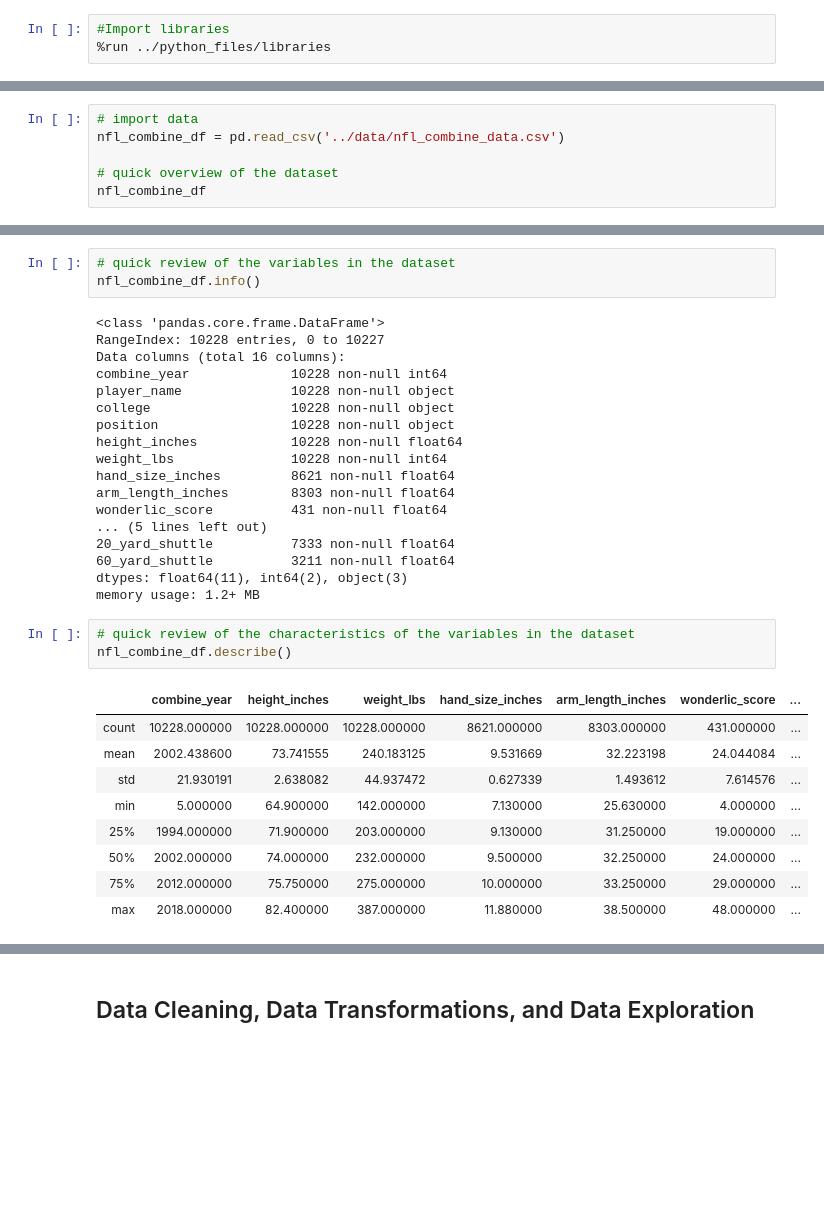
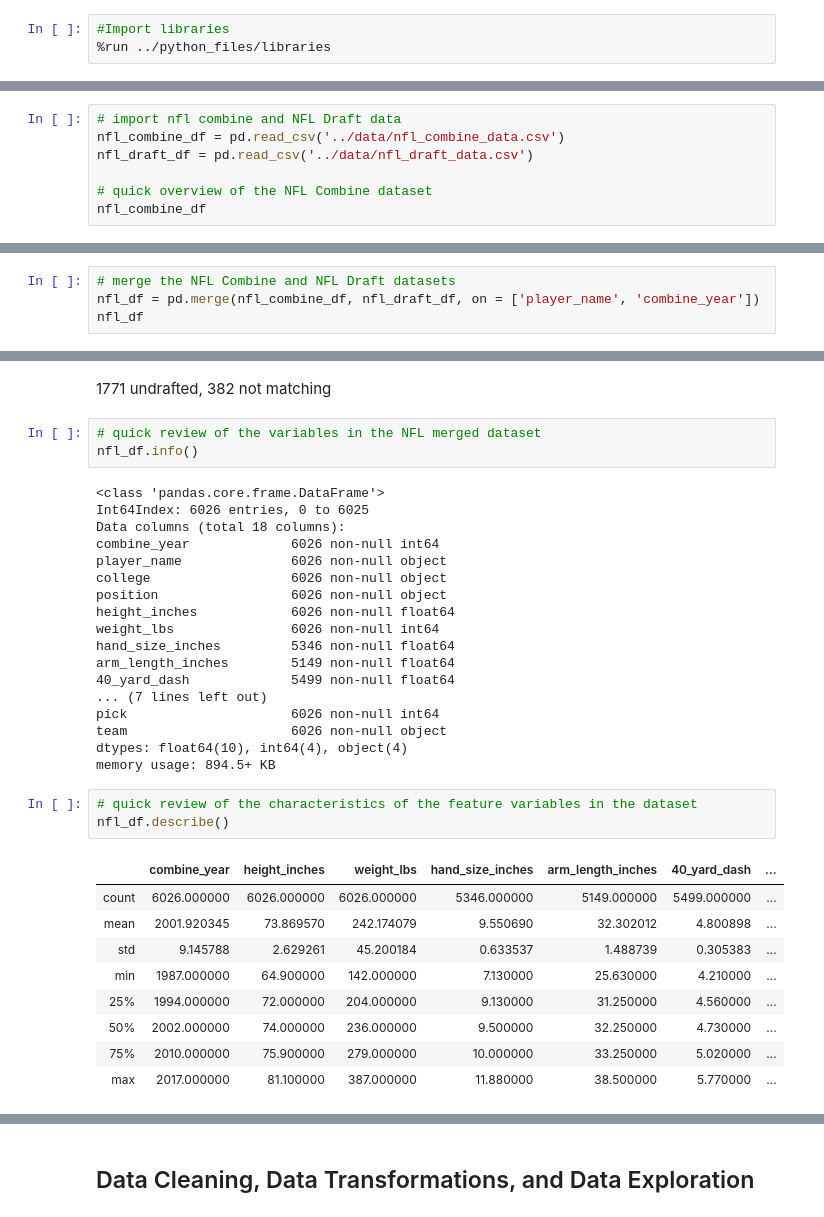
Before and after one commit to michaelpallante/nfl_combine_classification_modeling, a Jupyter notebook: notebooks/nfl_combine_eda.ipynb, the cells around one changed output, grey strips where cells are left out. Cells and saved outputs as stored; diff of their text form; blank space fills up the shorter version.

```diff
--- a/notebooks/nfl_combine_eda.ipynb
+++ b/notebooks/nfl_combine_eda.ipynb
@@ -22,8 +22,9 @@ The dataset that was analyzed for this study contains 10,228 observations of NFL
 # %%
-# import data
+# import nfl combine and NFL Draft data
 nfl_combine_df = pd.read_csv('../data/nfl_combine_data.csv')
+nfl_draft_df = pd.read_csv('../data/nfl_draft_data.csv')
 
-# quick overview of the dataset
+# quick overview of the NFL Combine dataset
 nfl_combine_df
 # %% [output]
 |  | combine_year | player_name | college | position | height_inches | weight_lbs | hand_size_inches | ... |
@@ -41,0 +60,4 @@ nfl_combine_df
+# %%
+# merge the NFL Combine and NFL Draft datasets
+nfl_df = pd.merge(nfl_combine_df, nfl_draft_df, on = ['player_name', 'combine_year'])
+nfl_df
@@ -42,36 +78,38 @@ nfl_combine_df
+# %% [markdown]
+1771 undrafted, 382 not matching
 # %%
-# quick review of the variables in the dataset
-nfl_combine_df.info()
+# quick review of the variables in the NFL merged dataset
+nfl_df.info()
 # %% [output]
 <class 'pandas.core.frame.DataFrame'>
-RangeIndex: 10228 entries, 0 to 10227
-Data columns (total 16 columns):
-combine_year             10228 non-null int64
-player_name              10228 non-null object
-college                  10228 non-null object
-position                 10228 non-null object
-height_inches            10228 non-null float64
-weight_lbs               10228 non-null int64
-hand_size_inches         8621 non-null float64
-arm_length_inches        8303 non-null float64
-wonderlic_score          431 non-null float64
-... (5 lines left out)
-20_yard_shuttle          7333 non-null float64
-60_yard_shuttle          3211 non-null float64
-dtypes: float64(11), int64(2), object(3)
-memory usage: 1.2+ MB
+Int64Index: 6026 entries, 0 to 6025
+Data columns (total 18 columns):
+combine_year             6026 non-null int64
+player_name              6026 non-null object
+college                  6026 non-null object
+position                 6026 non-null object
+height_inches            6026 non-null float64
+weight_lbs               6026 non-null int64
+hand_size_inches         5346 non-null float64
+arm_length_inches        5149 non-null float64
+40_yard_dash             5499 non-null float64
+... (7 lines left out)
+pick                     6026 non-null int64
+team                     6026 non-null object
+dtypes: float64(10), int64(4), object(4)
+memory usage: 894.5+ KB
 # %%
-# quick review of the characteristics of the variables in the dataset
-nfl_combine_df.describe()
+# quick review of the characteristics of the feature variables in the dataset
+nfl_df.describe()
 # %% [output]
-|  | combine_year | height_inches | weight_lbs | hand_size_inches | arm_length_inches | wonderlic_score | ... |
-| count | 10228.000000 | 10228.000000 | 10228.000000 | 8621.000000 | 8303.000000 | 431.000000 | ... |
-| mean | 2002.438600 | 73.741555 | 240.183125 | 9.531669 | 32.223198 | 24.044084 | ... |
-| std | 21.930191 | 2.638082 | 44.937472 | 0.627339 | 1.493612 | 7.614576 | ... |
-| min | 5.000000 | 64.900000 | 142.000000 | 7.130000 | 25.630000 | 4.000000 | ... |
-| 25% | 1994.000000 | 71.900000 | 203.000000 | 9.130000 | 31.250000 | 19.000000 | ... |
-| 50% | 2002.000000 | 74.000000 | 232.000000 | 9.500000 | 32.250000 | 24.000000 | ... |
-| 75% | 2012.000000 | 75.750000 | 275.000000 | 10.000000 | 33.250000 | 29.000000 | ... |
-| max | 2018.000000 | 82.400000 | 387.000000 | 11.880000 | 38.500000 | 48.000000 | ... |
+|  | combine_year | height_inches | weight_lbs | hand_size_inches | arm_length_inches | 40_yard_dash | ... |
+| count | 6026.000000 | 6026.000000 | 6026.000000 | 5346.000000 | 5149.000000 | 5499.000000 | ... |
+| mean | 2001.920345 | 73.869570 | 242.174079 | 9.550690 | 32.302012 | 4.800898 | ... |
+| std | 9.145788 | 2.629261 | 45.200184 | 0.633537 | 1.488739 | 0.305383 | ... |
+| min | 1987.000000 | 64.900000 | 142.000000 | 7.130000 | 25.630000 | 4.210000 | ... |
+| 25% | 1994.000000 | 72.000000 | 204.000000 | 9.130000 | 31.250000 | 4.560000 | ... |
+| 50% | 2002.000000 | 74.000000 | 236.000000 | 9.500000 | 32.250000 | 4.730000 | ... |
+| 75% | 2010.000000 | 75.900000 | 279.000000 | 10.000000 | 33.250000 | 5.020000 | ... |
+| max | 2017.000000 | 81.100000 | 387.000000 | 11.880000 | 38.500000 | 5.770000 | ... |
 # %%
 # check the number of NaN values in the dataset
```
Also changed, not shown: parts of 5 cells of this notebook, 2 other files.
